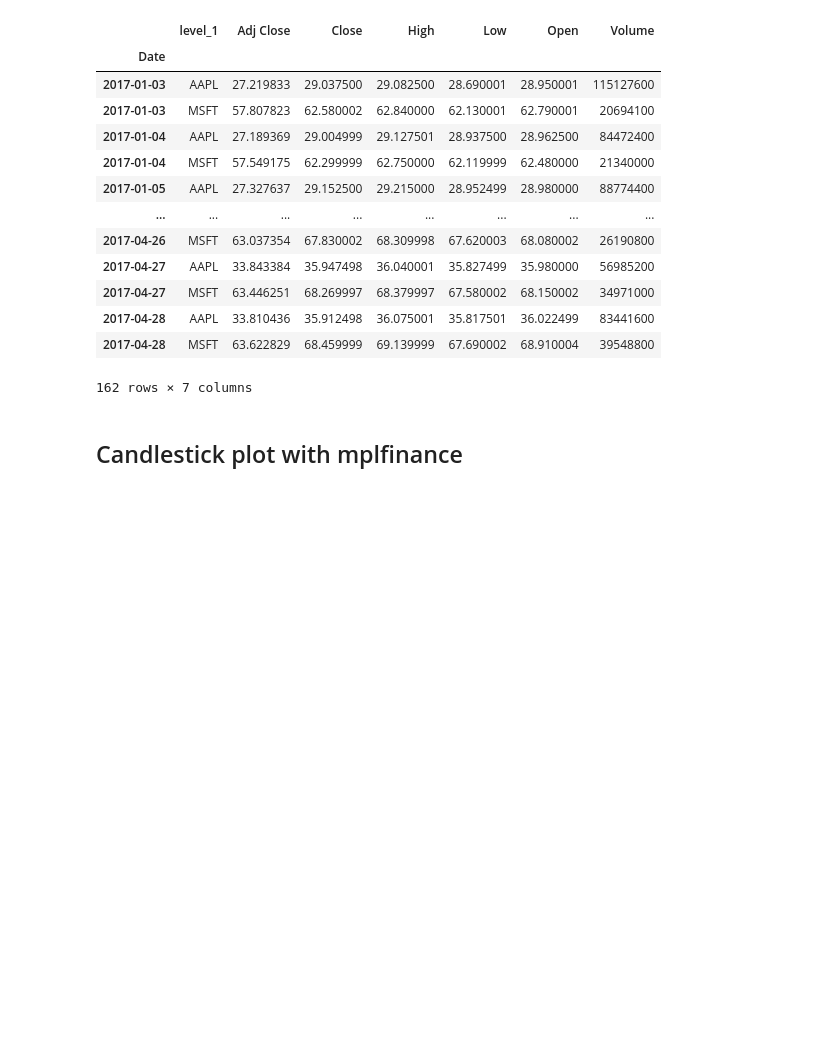
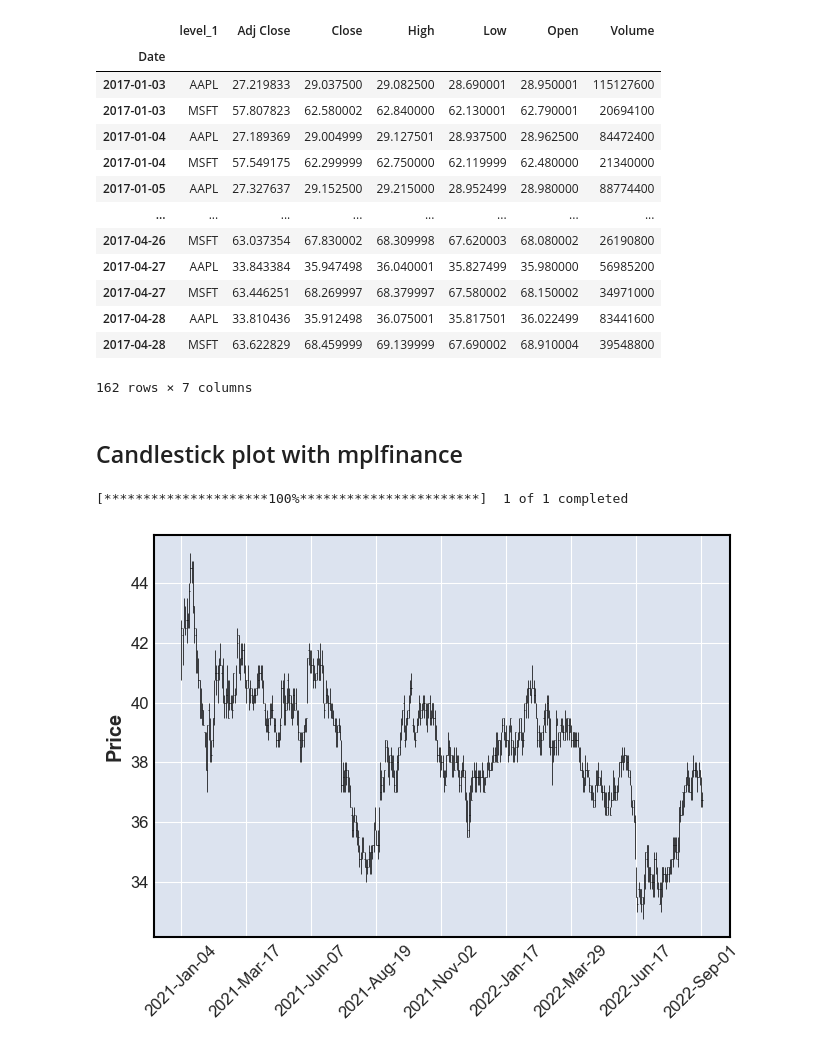
Before and after one commit to PattaWapee/ML_DL_investing, a Jupyter notebook: Python_for_investing.ipynb, the cells around one changed output. Saved outputs shown, nothing was run; the diff lists cells and outputs as text; code cells hidden in the pictures; blank space fills up the shorter version.

```diff
--- a/Python_for_investing.ipynb
+++ b/Python_for_investing.ipynb
@@ -170,3 +172,13 @@ data_stack_lev1.reset_index().set_index('Date')
 data_stack = data_stack_lev1.reset_index().set_index('Date').rename(columns={'level_1':'stock'})
 # %% [markdown]
 ## Candlestick plot with mplfinance
+# %%
+start = '2021-01-01'
+end = '2022-09-05'
+PTT = pdr.get_data_yahoo("PTT.BK", start = start, end = end )
+# %% [output]
+[*********************100%***********************]  1 of 1 completed
+# %%
+mpf.plot(PTT)
+# %% [output]
+[figure, added]
```
Also changed, not shown: parts of 29 cells of this notebook, 2 other files.
